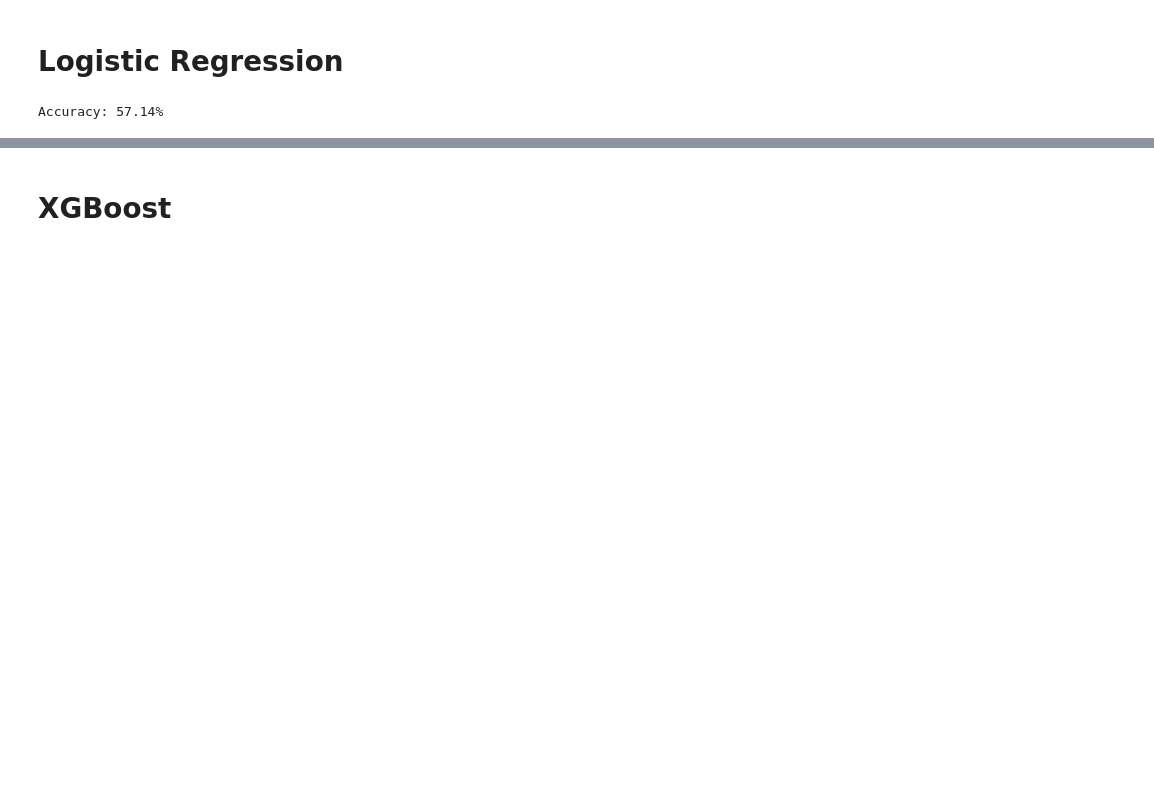
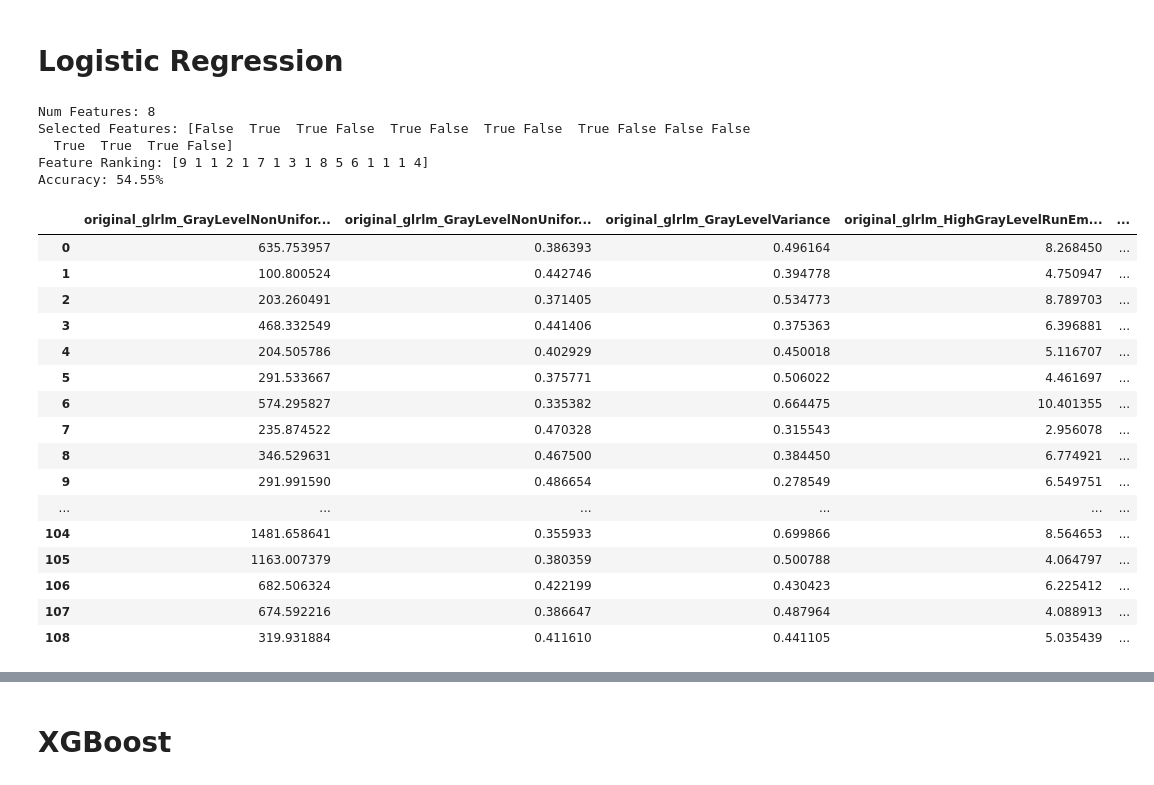
Before and after one commit to ikachko/algorithm-detects-liver-pathology, a Jupyter notebook: xgboost_learn.ipynb, the cells around one changed output, grey strips where cells are left out. Drawn from its saved outputs; the diff is of its cells as text; code cells hidden in the pictures; blank space fills up the shorter version.

```diff
--- a/xgboost_learn.ipynb
+++ b/xgboost_learn.ipynb
@@ -273,11 +290,36 @@ Accuracy: 63.64%
 # %% [markdown]
 # Logistic Regression
-# %%
-from sklearn.linear_model import LogisticRegression
-
-clf = LogisticRegression()
-model_res = clf.fit(X_train, y_train)
-accuracy = accuracy_score(y_test, clf.predict(X_test))
-print("Accuracy: %.2f%%" % (accuracy * 100.0))
-# %% [output]
-Accuracy: 57.14%
+# %%
+from sklearn.linear_model import LogisticRegression
+
+X = glrlm_data.iloc[:, :-1]
+Y = glrlm_data.iloc[:, -1]
+# print('X shape : ', X.shape, type(X))
+# print('Y shape : ', Y.shape, type(Y))
+seed = 11
+test_size = 0.2
+X_train, X_test, y_train, y_test = train_test_split(X, Y, test_size=test_size, random_state=seed)
+
+model = LogisticRegression()
+rfe = RFE(model, 8)
+fit = rfe.fit(X, Y)
+
+RCE_selected_features = get_RCE_selected_features(fit)
+RCE_selected_data = dataset[RCE_selected_features + ['diagnosis_code']]
+
+X = RCE_selected_data.iloc[:, :-1]
+Y = RCE_selected_data.iloc[:, -1]
+X_train, X_test, y_train, y_test = train_test_split(X, Y, test_size=test_size, random_state=seed)
+print("Num Features: %s" % (fit.n_features_))
+print("Selected Features: %s" % (fit.support_))
+print("Feature Ranking: %s" % (fit.ranking_))
+
+model_res = model.fit(X_train, y_train)
+accuracy = accuracy_score(y_test, model.predict(X_test))
+print("Accuracy: %.2f%%" % (accuracy * 100.0))
+# %% [output]
+Num Features: 8
+Selected Features: [False  True  True False  True False  True False  True False False False
+  True  True  True False]
+Feature Ranking: [9 1 1 2 1 7 1 3 1 8 5 6 1 1 1 4]
+Accuracy: 54.55%
@@ -283,0 +335,20 @@ Accuracy: 57.14%
+# %%
+glrlm_data
+# %% [output]
+|  | original_glrlm_GrayLevelNonUnifor... | original_glrlm_GrayLevelNonUnifor... | original_glrlm_GrayLevelVariance | original_glrlm_HighGrayLevelRunEm... | ... |
+| 0 | 635.753957 | 0.386393 | 0.496164 | 8.268450 | ... |
+| 1 | 100.800524 | 0.442746 | 0.394778 | 4.750947 | ... |
+| 2 | 203.260491 | 0.371405 | 0.534773 | 8.789703 | ... |
+| 3 | 468.332549 | 0.441406 | 0.375363 | 6.396881 | ... |
+| 4 | 204.505786 | 0.402929 | 0.450018 | 5.116707 | ... |
+| 5 | 291.533667 | 0.375771 | 0.506022 | 4.461697 | ... |
+| 6 | 574.295827 | 0.335382 | 0.664475 | 10.401355 | ... |
+| 7 | 235.874522 | 0.470328 | 0.315543 | 2.956078 | ... |
+| 8 | 346.529631 | 0.467500 | 0.384450 | 6.774921 | ... |
+| 9 | 291.991590 | 0.486654 | 0.278549 | 6.549751 | ... |
+| ... | ... | ... | ... | ... | ... |
+| 104 | 1481.658641 | 0.355933 | 0.699866 | 8.564653 | ... |
+| 105 | 1163.007379 | 0.380359 | 0.500788 | 4.064797 | ... |
+| 106 | 682.506324 | 0.422199 | 0.430423 | 6.225412 | ... |
+| 107 | 674.592216 | 0.386647 | 0.487964 | 4.088913 | ... |
+| 108 | 319.931884 | 0.411610 | 0.441105 | 5.035439 | ... |
```
Also changed, not shown: parts of 14 cells of this notebook.
